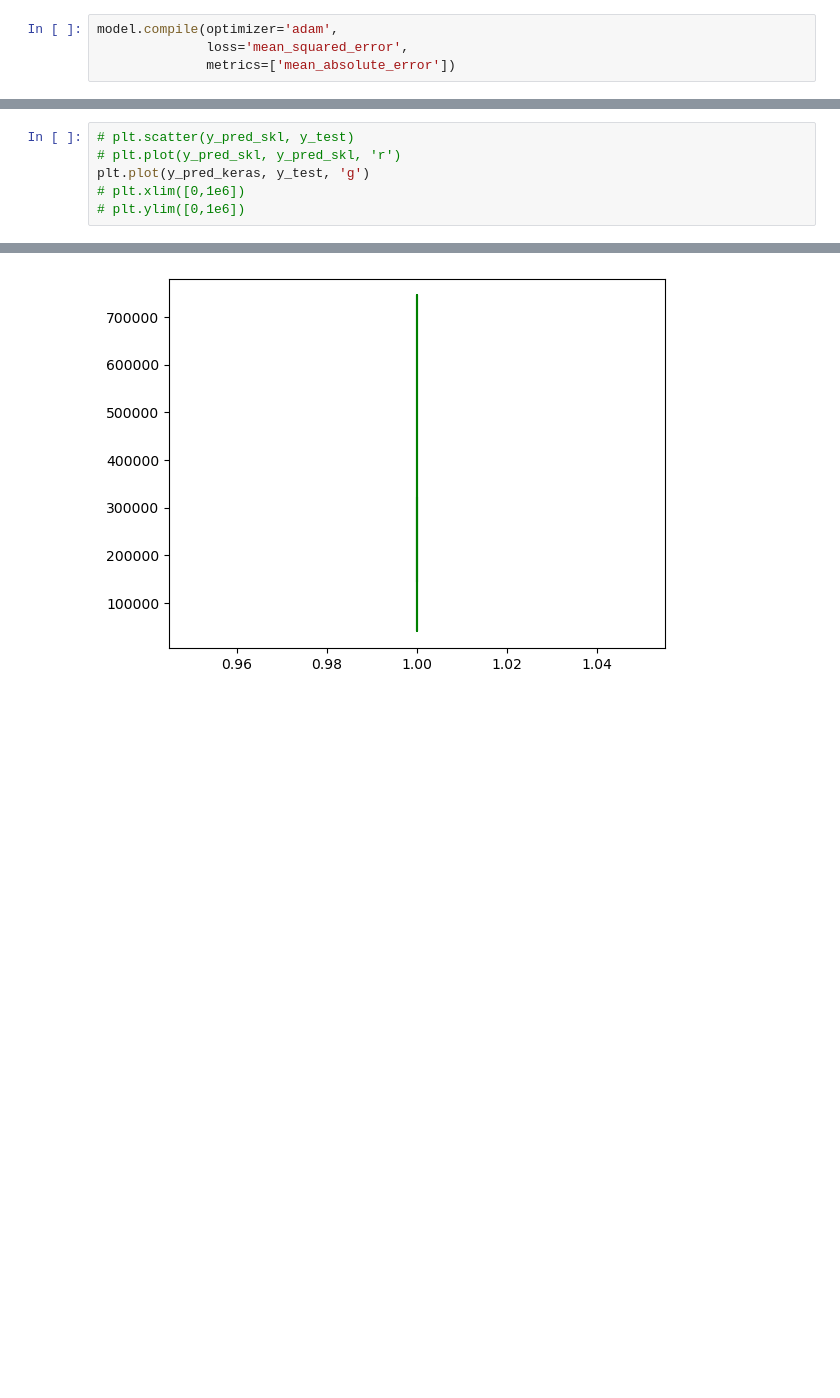
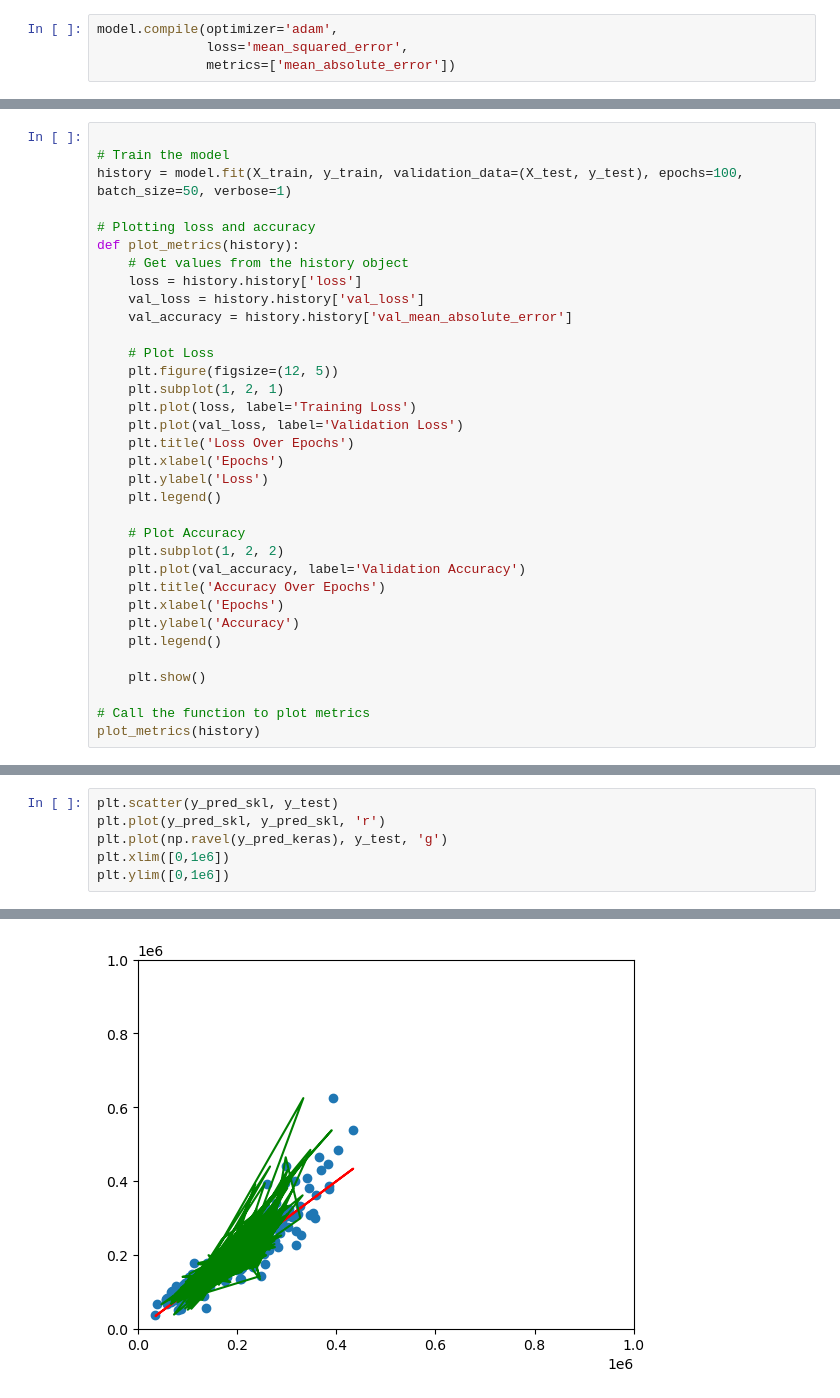
Before and after one commit to riobanerjee/PyTorch_MNIST, a Jupyter notebook: house-prices/pricey.ipynb, the cells around one changed output, grey strips where cells are left out. Drawn from its saved outputs; the diff is of its cells as text; blank space fills up the shorter version.

```diff
--- a/house-prices/pricey.ipynb
+++ b/house-prices/pricey.ipynb
@@ -168,0 +166,34 @@ Test MAE: 180592.5
+# %%
+
+# Train the model
+history = model.fit(X_train, y_train, validation_data=(X_test, y_test), epochs=100, batch_size=50, verbose=1)
+
+# Plotting loss and accuracy
+def plot_metrics(history):
+    # Get values from the history object
+    loss = history.history['loss']
+    val_loss = history.history['val_loss']
+    val_accuracy = history.history['val_mean_absolute_error']
+
+    # Plot Loss
+    plt.figure(figsize=(12, 5))
+    plt.subplot(1, 2, 1)
+    plt.plot(loss, label='Training Loss')
+    plt.plot(val_loss, label='Validation Loss')
+    plt.title('Loss Over Epochs')
+    plt.xlabel('Epochs')
+    plt.ylabel('Loss')
+    plt.legend()
+
+    # Plot Accuracy
+    plt.subplot(1, 2, 2)
+    plt.plot(val_accuracy, label='Validation Accuracy')
+    plt.title('Accuracy Over Epochs')
+    plt.xlabel('Epochs')
+    plt.ylabel('Accuracy')
+    plt.legend()
+
+    plt.show()
+
+# Call the function to plot metrics
+plot_metrics(history)
@@ -173,7 +225,7 @@ y_pred_keras = model.predict(X_test)
 # %%
-# plt.scatter(y_pred_skl, y_test)
-# plt.plot(y_pred_skl, y_pred_skl, 'r')
-plt.plot(y_pred_keras, y_test, 'g')
-# plt.xlim([0,1e6])
-# plt.ylim([0,1e6])
+plt.scatter(y_pred_skl, y_test)
+plt.plot(y_pred_skl, y_pred_skl, 'r')
+plt.plot(np.ravel(y_pred_keras), y_test, 'g')
+plt.xlim([0,1e6])
+plt.ylim([0,1e6])
 # %% [output]
@@ -181 +233 @@ plt.plot(y_pred_keras, y_test, 'g')
-[figure, old version]
+[figure, new version]
```
Also changed, not shown: parts of 16 cells of this notebook, 8 other files.
